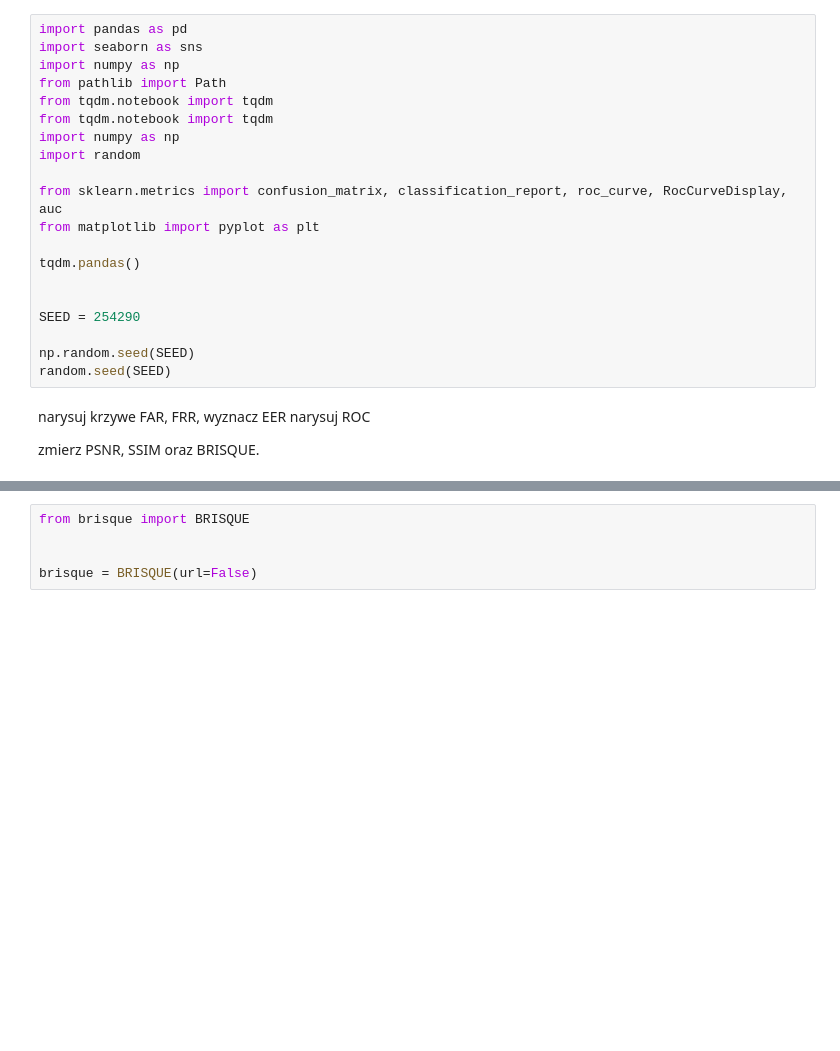
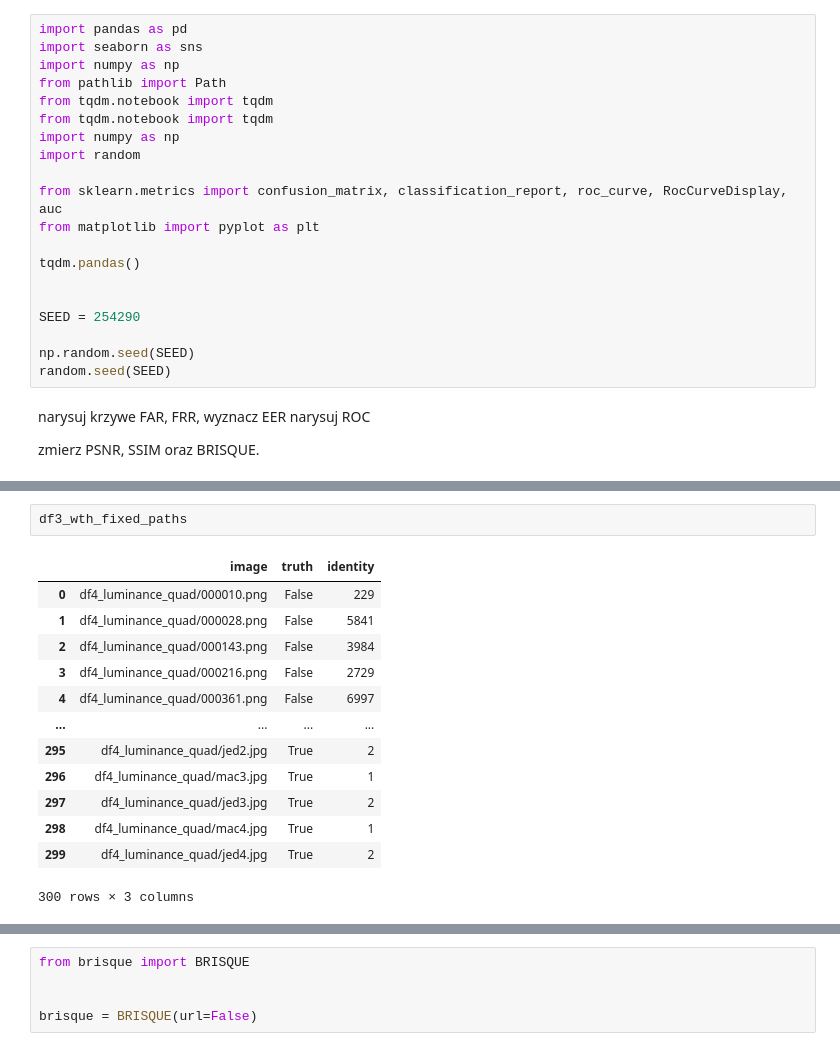
Before and after one commit to jamnicki/biometrics-lab, a Jupyter notebook: eval.ipynb, the cells around one changed output, grey strips where cells are left out. Saved outputs shown, nothing was run; the diff lists cells and outputs as text; blank space fills up the shorter version.

```diff
--- a/eval.ipynb
+++ b/eval.ipynb
@@ -338,3 +472,19 @@ weighted avg       0.92      0.92      0.92       300
+# %%
+df3_wth_fixed_paths
+# %% [output]
+|  | image | truth | identity |
+| 0 | df4_luminance_quad/000010.png | False | 229 |
+| 1 | df4_luminance_quad/000028.png | False | 5841 |
+| 2 | df4_luminance_quad/000143.png | False | 3984 |
+| 3 | df4_luminance_quad/000216.png | False | 2729 |
+| 4 | df4_luminance_quad/000361.png | False | 6997 |
+| ... | ... | ... | ... |
+| 295 | df4_luminance_quad/jed2.jpg | True | 2 |
+| 296 | df4_luminance_quad/mac3.jpg | True | 1 |
+| 297 | df4_luminance_quad/jed3.jpg | True | 2 |
+| 298 | df4_luminance_quad/mac4.jpg | True | 1 |
+| 299 | df4_luminance_quad/jed4.jpg | True | 2 |
+300 rows × 3 columns
 # %%
 luminance_suffixes = [
     "const_30",
```
Also changed, not shown: parts of 15 cells of this notebook, 2 other files.
